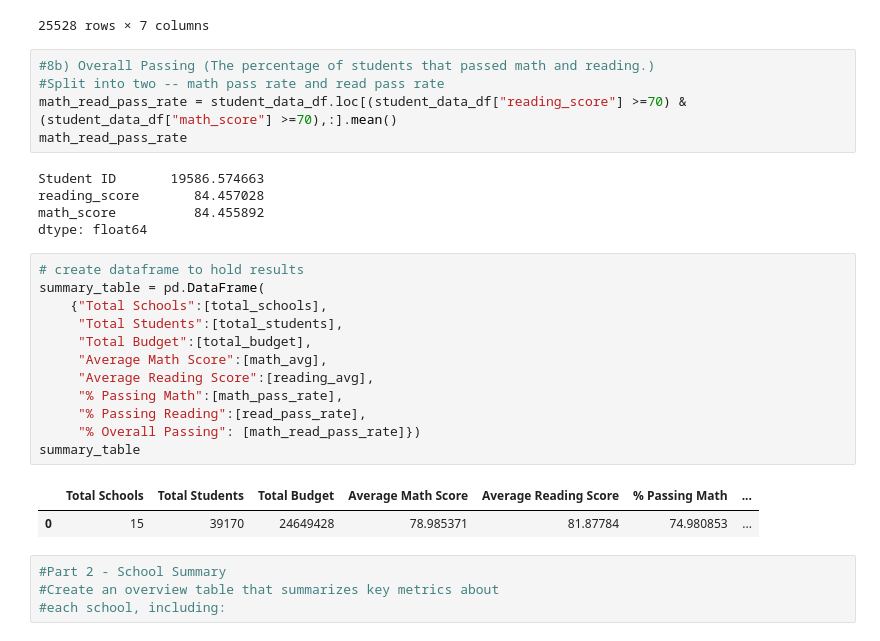
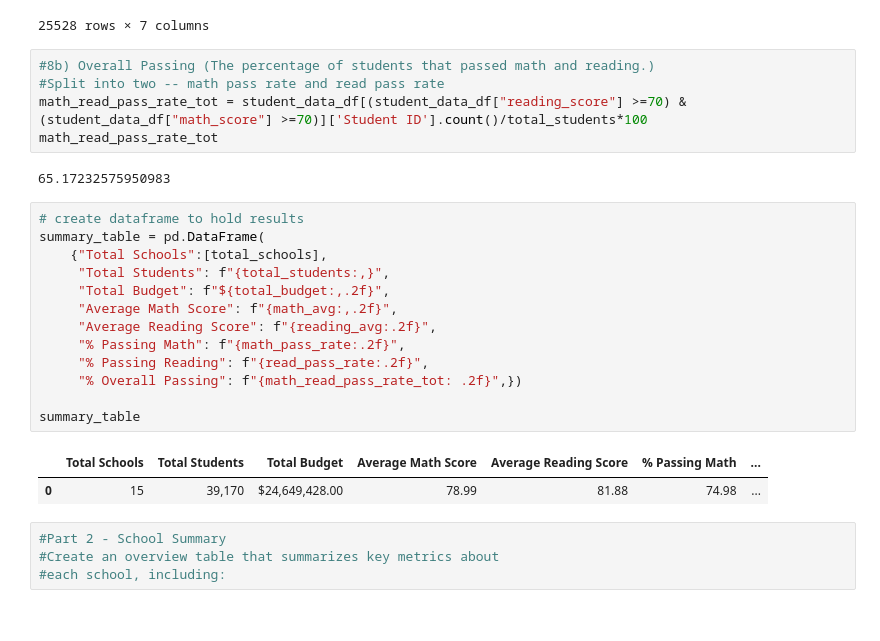
Before and after one commit to olivedisaster/pandas-challenge, a Jupyter notebook: PySchoolList.ipynb, the cells around one changed output. Cells and saved outputs as stored; diff of their text form.

```diff
--- a/PySchoolList.ipynb
+++ b/PySchoolList.ipynb
@@ -235,28 +235,26 @@ student_data_df.loc[(student_data_df["reading_score"] >=70) & (student_data_df["
 # %%
 #8b) Overall Passing (The percentage of students that passed math and reading.)
 #Split into two -- math pass rate and read pass rate
-math_read_pass_rate = student_data_df.loc[(student_data_df["reading_score"] >=70) & (student_data_df["math_score"] >=70),:].mean()
-math_read_pass_rate
+math_read_pass_rate_tot = student_data_df[(student_data_df["reading_score"] >=70) & (student_data_df["math_score"] >=70)]['Student ID'].count()/total_students*100
+math_read_pass_rate_tot
 # %% [output]
-Student ID       19586.574663
-reading_score       84.457028
-math_score          84.455892
-dtype: float64
+65.17232575950983
 # %%
 # create dataframe to hold results
 summary_table = pd.DataFrame(
     {"Total Schools":[total_schools],
-     "Total Students":[total_students],
-     "Total Budget":[total_budget],
-     "Average Math Score":[math_avg],
-     "Average Reading Score":[reading_avg],
-     "% Passing Math":[math_pass_rate],
-     "% Passing Reading":[read_pass_rate],
-     "% Overall Passing": [math_read_pass_rate]})
+     "Total Students": f"{total_students:,}",
+     "Total Budget": f"${total_budget:,.2f}",
+     "Average Math Score": f"{math_avg:,.2f}",
+     "Average Reading Score": f"{reading_avg:.2f}",
+     "% Passing Math": f"{math_pass_rate:.2f}",
+     "% Passing Reading": f"{read_pass_rate:.2f}",
+     "% Overall Passing": f"{math_read_pass_rate_tot: .2f}",})
+
 summary_table
 # %% [output]
 |  | Total Schools | Total Students | Total Budget | Average Math Score | Average Reading Score | % Passing Math | ... |
-| 0 | 15 | 39170 | 24649428 | 78.985371 | 81.87784 | 74.980853 | ... |
+| 0 | 15 | 39,170 | $24,649,428.00 | 78.99 | 81.88 | 74.98 | ... |
 # %%
 #Part 2 - School Summary
 #Create an overview table that summarizes key metrics about
```
Also changed, not shown: parts of 21 cells of this notebook.
